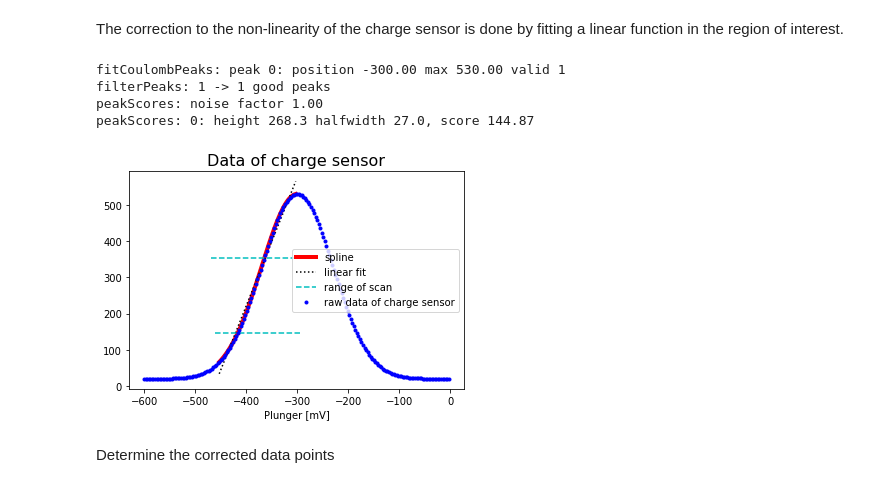
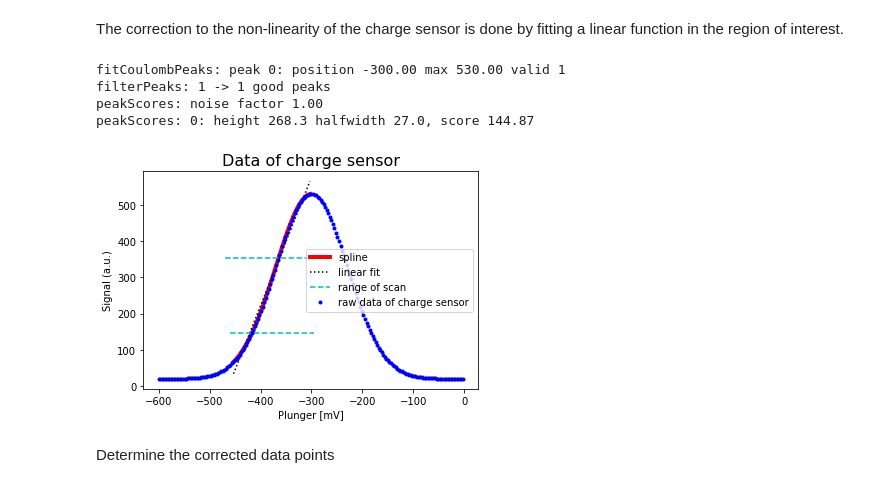
Before and after one commit to QuTech-Delft/qtt, a Jupyter notebook: docs/notebooks/analysis/example_charge_sensor.ipynb, the cells around one changed output. Cells and saved outputs as stored; diff of their text form; code cells hidden in the pictures.

```diff
--- a/docs/notebooks/analysis/example_charge_sensor.ipynb
+++ b/docs/notebooks/analysis/example_charge_sensor.ipynb
@@ -61,15 +61,16 @@ The correction to the non-linearity of the charge sensor is done by fitting a li
 # %%
 dl, results = correctChargeSensor(delta, signal, xs, ys, fig=100)
 plt.plot(xs, ys, '.b', label='raw data of charge sensor')
 plt.legend()
 plt.title('Data of charge sensor', fontsize=16)
-_=plt.xlabel('Plunger [mV]')
+_ = plt.xlabel('Plunger [mV]')
+_ = plt.ylabel('Signal (a.u.)')
 # %% [output]
 fitCoulombPeaks: peak 0: position -300.00 max 530.00 valid 1
 filterPeaks: 1 -> 1 good peaks
 peakScores: noise factor 1.00
 peakScores: 0: height 268.3 halfwidth 27.0, score 144.87
-[figure, old version]
+[figure, new version]
 # %% [markdown]
 Determine the corrected data points
 # %%
```
Also changed, not shown: parts of 3 cells of this notebook, 4 other files.
